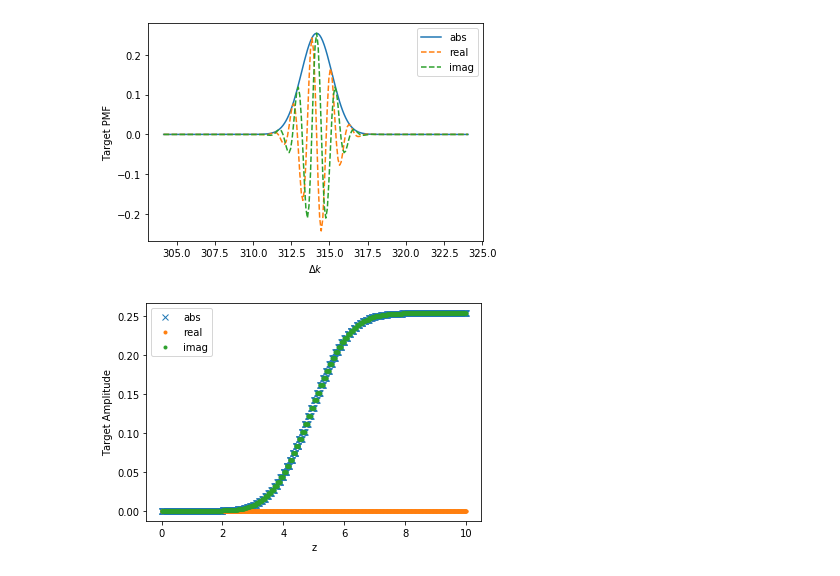
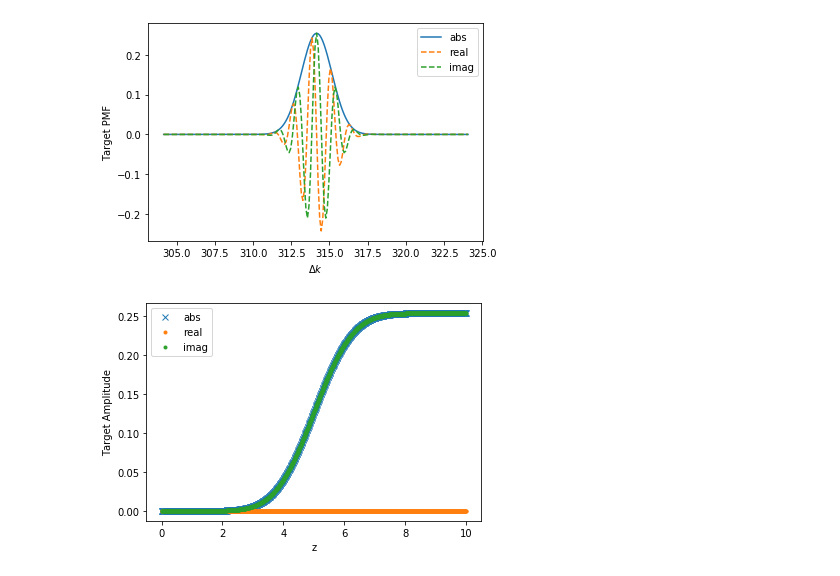
Before and after one commit to abranczyk/custom-poling, a Jupyter notebook: Tutorial 2 - The target function.ipynb, the cells around one changed output. Cells and saved outputs as stored; diff of their text form; code cells hidden in the pictures.

```diff
--- a/Tutorial 2 - The target function.ipynb
+++ b/Tutorial 2 - The target function.ipynb
@@ -33,7 +32,7 @@ target.plot_pmf()
 [figure]
 # %%
 # Compute and plot the target amplitude
-target.compute_amplitude(k0,domain_middles,dz)
+target.compute_amplitude(k0,domain_middles)
 target.plot_amplitude()
 # %% [output]
-[figure, old version]
+[figure, new version]
```
Also changed, not shown: parts of 1 cell of this notebook, 4 other files.
